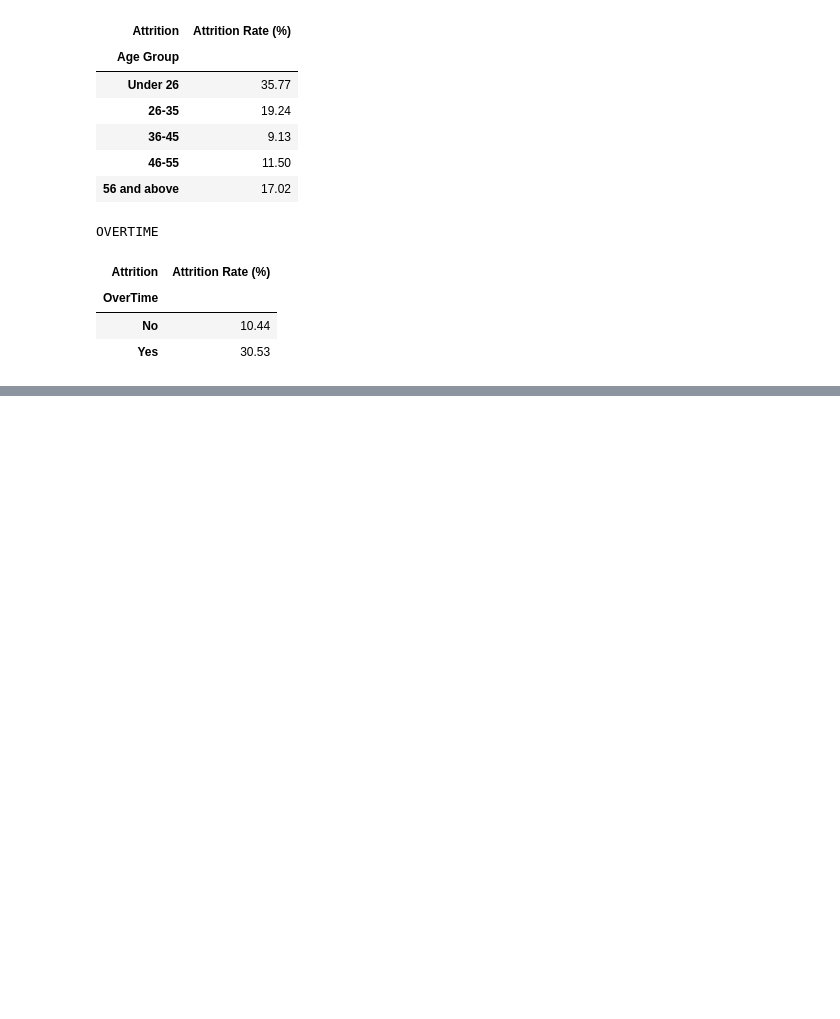
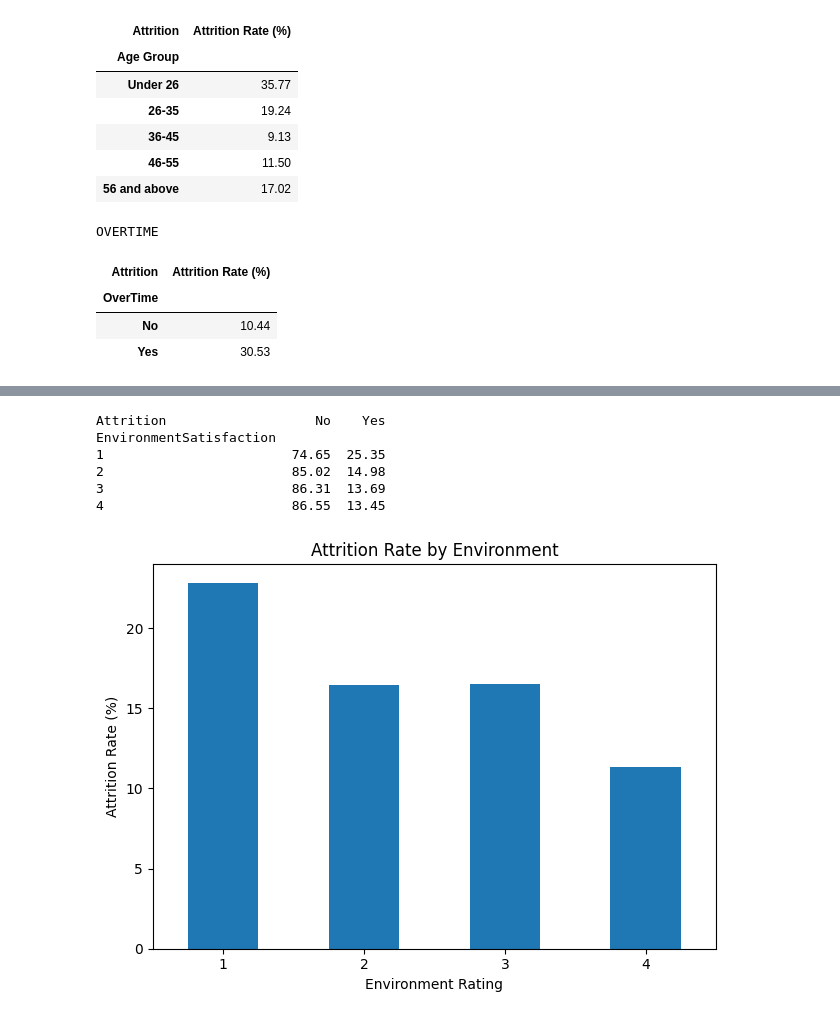
Before and after one commit to GJebres/LHUBCapstoneProject, a Jupyter notebook: CapstoneHRAnalytics.ipynb, the cells around one changed output, grey strips where cells are left out. Drawn from its saved outputs; the diff is of its cells as text; code cells hidden in the pictures; blank space fills up the shorter version.

```diff
--- a/CapstoneHRAnalytics.ipynb
+++ b/CapstoneHRAnalytics.ipynb
@@ -483,0 +659,27 @@ OVERTIME
+# %%
+# Environment satisfaction
+print(pd.crosstab(
+    hr_data["EnvironmentSatisfaction"],
+    hr_data["Attrition"],
+    normalize="index"
+).mul(100).round(2))
+
+# Plot attrition rate by job satisfaction
+satisfaction_table["Attrition Rate (%)"].plot(
+    kind="bar",
+    title="Attrition Rate by Environment",
+    xlabel="Environment Rating",
+    ylabel="Attrition Rate (%)",
+    rot=0
+)
+
+plt.tight_layout()
+plt.show()
+# %% [output]
+Attrition                   No    Yes
+EnvironmentSatisfaction
+1                        74.65  25.35
+2                        85.02  14.98
+3                        86.31  13.69
+4                        86.55  13.45
+[figure, added]
```
Also changed, not shown: parts of 14 cells of this notebook.
